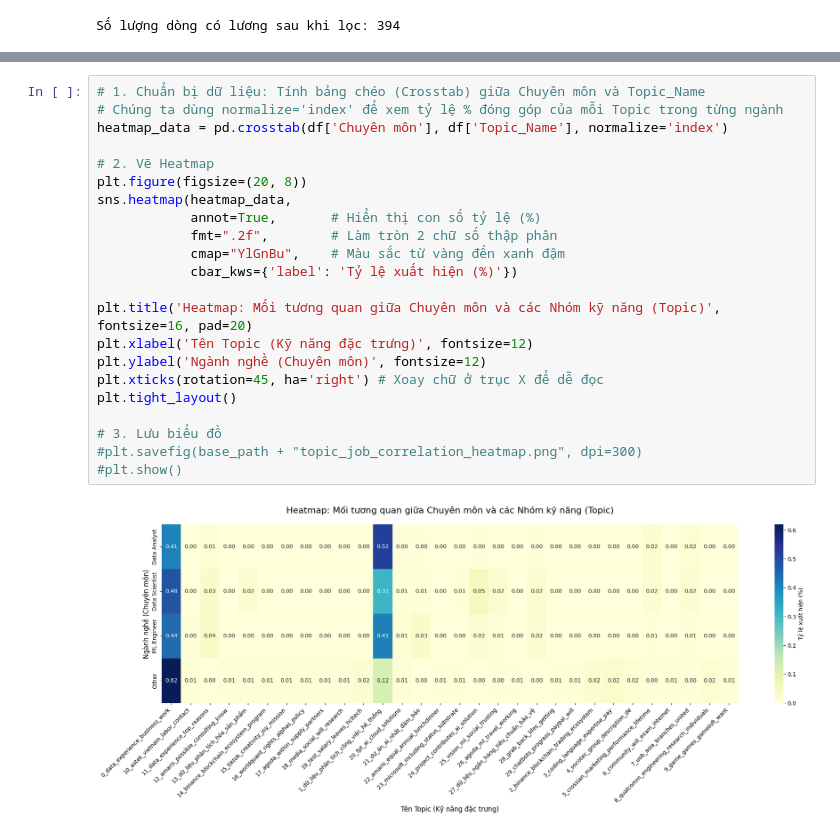
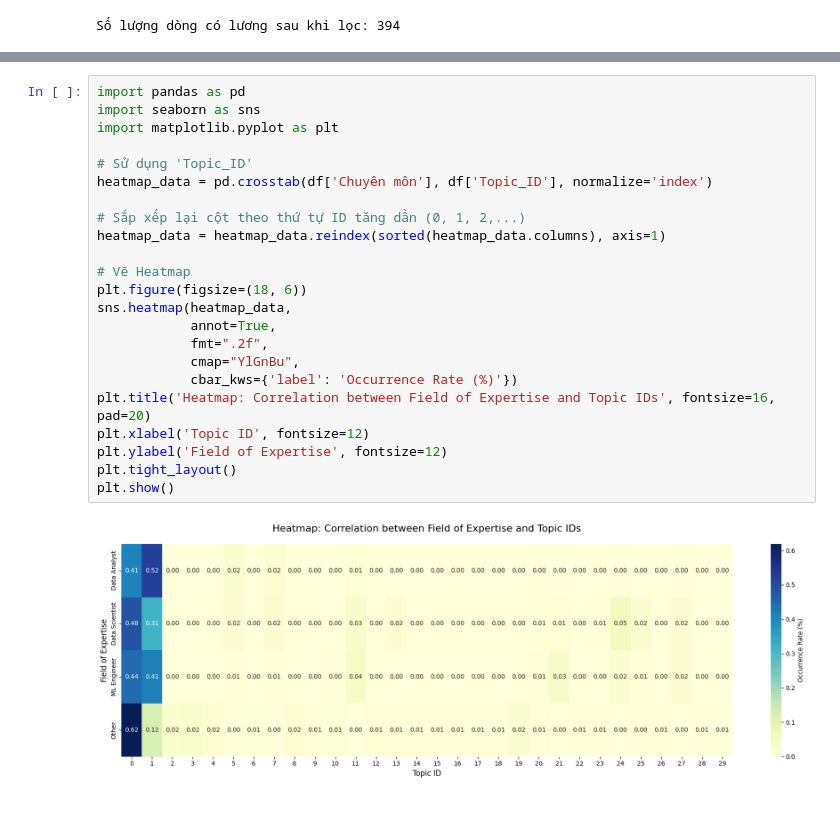
Before and after one commit to theanh-2k4/Project_Phan_Tich_Nghe_Nghiep, a Jupyter notebook: Code/Step3_Visualiztion.ipynb, the cells around one changed output, grey strips where cells are left out. Saved outputs shown, nothing was run; the diff lists cells and outputs as text.

```diff
--- a/Code/Step3_Visualiztion.ipynb
+++ b/Code/Step3_Visualiztion.ipynb
@@ -184,24 +203,25 @@ plt.show()
-# %%
-# 1. Chuẩn bị dữ liệu: Tính bảng chéo (Crosstab) giữa Chuyên môn và Topic_Name
-# Chúng ta dùng normalize='index' để xem tỷ lệ % đóng góp của mỗi Topic trong từng ngành
-heatmap_data = pd.crosstab(df['Chuyên môn'], df['Topic_Name'], normalize='index')
-
-# 2. Vẽ Heatmap
-plt.figure(figsize=(20, 8))
-sns.heatmap(heatmap_data,
-            annot=True,       # Hiển thị con số tỷ lệ (%)
-            fmt=".2f",        # Làm tròn 2 chữ số thập phân
-            cmap="YlGnBu",    # Màu sắc từ vàng đến xanh đậm
-            cbar_kws={'label': 'Tỷ lệ xuất hiện (%)'})
-
-plt.title('Heatmap: Mối tương quan giữa Chuyên môn và các Nhóm kỹ năng (Topic)', fontsize=16, pad=20)
-plt.xlabel('Tên Topic (Kỹ năng đặc trưng)', fontsize=12)
-plt.ylabel('Ngành nghề (Chuyên môn)', fontsize=12)
-plt.xticks(rotation=45, ha='right') # Xoay chữ ở trục X để dễ đọc
-plt.tight_layout()
-
-# 3. Lưu biểu đồ
-#plt.savefig(base_path + "topic_job_correlation_heatmap.png", dpi=300)
-#plt.show()
-# %% [output]
-[figure, removed]
+# %%
+import pandas as pd
+import seaborn as sns
+import matplotlib.pyplot as plt
+
+# Sử dụng 'Topic_ID'
+heatmap_data = pd.crosstab(df['Chuyên môn'], df['Topic_ID'], normalize='index')
+
+# Sắp xếp lại cột theo thứ tự ID tăng dần (0, 1, 2,...)
+heatmap_data = heatmap_data.reindex(sorted(heatmap_data.columns), axis=1)
+
+# Vẽ Heatmap
+plt.figure(figsize=(18, 6))
+sns.heatmap(heatmap_data,
+            annot=True,
+            fmt=".2f",
+            cmap="YlGnBu",
+            cbar_kws={'label': 'Occurrence Rate (%)'})
+plt.title('Heatmap: Correlation between Field of Expertise and Topic IDs', fontsize=16, pad=20)
+plt.xlabel('Topic ID', fontsize=12)
+plt.ylabel('Field of Expertise', fontsize=12)
+plt.tight_layout()
+plt.show()
+# %% [output]
+[figure, added]
```
Also changed, not shown: parts of 5 cells of this notebook.
